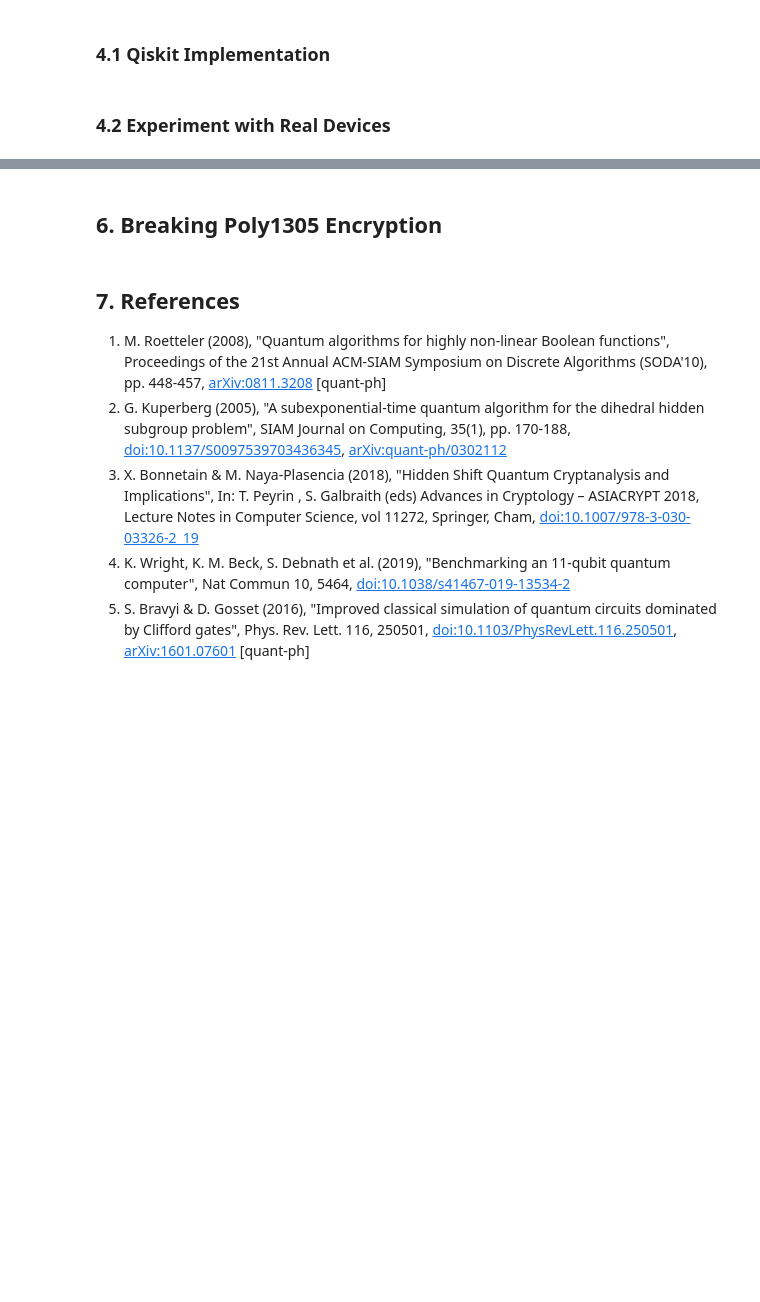
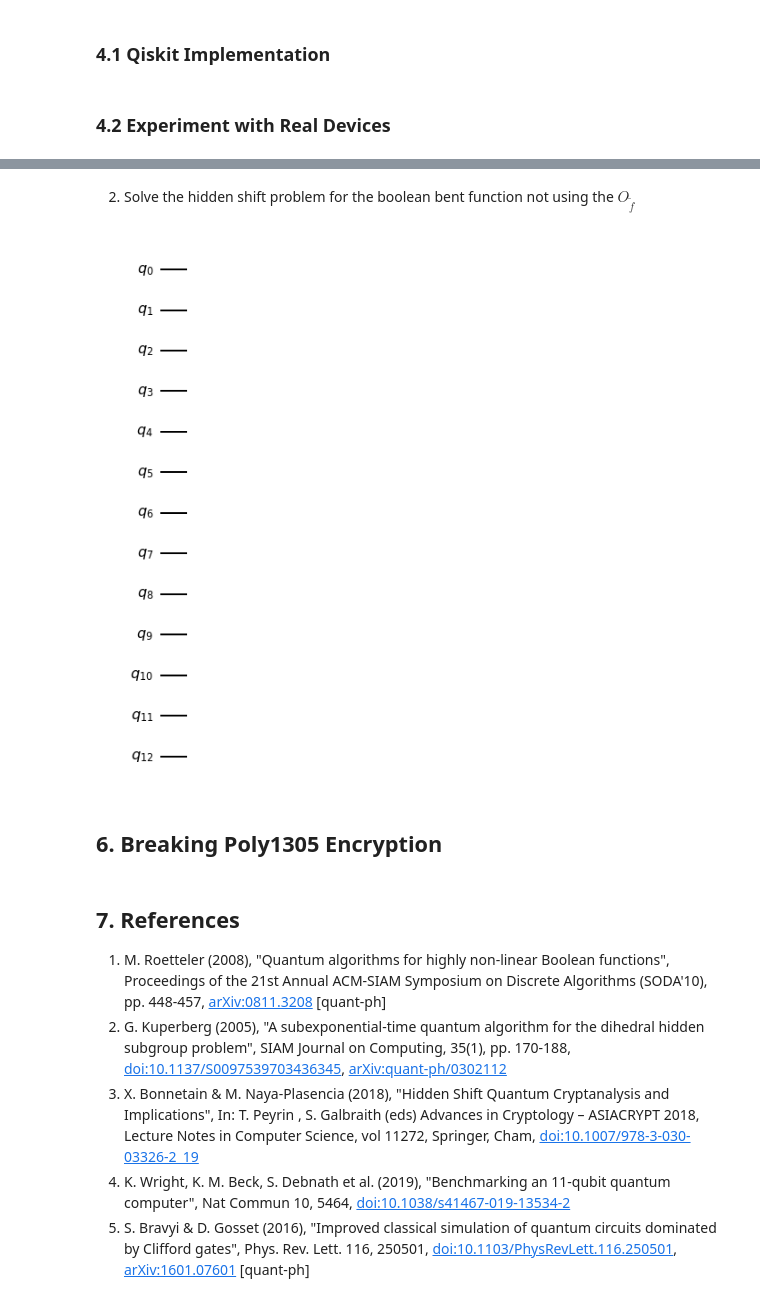
Before and after one commit to Team-Hidden-Name/hidden-shift-problem, a Jupyter notebook: hidden-shift-problem.ipynb, the cells around one changed output, grey strips where cells are left out. Drawn from its saved outputs; the diff is of its cells as text; code cells hidden in the pictures; blank space fills up the shorter version.

```diff
--- a/hidden-shift-problem.ipynb
+++ b/hidden-shift-problem.ipynb
@@ -590,0 +628,14 @@ In this case, we cannot distinguish which are the desired outputs in the noisy o
+# %% [markdown]
+2. Solve the hidden shift problem for the boolean bent function not using the $O_\tilde{f}$
+# %%
+hsp_circuit = QuantumCircuit(2*n+1)
+
+####################
+# Your codes Here
+
+####################
+
+# Display circuit
+hsp_circuit.draw('mpl')
+# %% [output]
+[figure, added]
```
Also changed, not shown: parts of 10 cells of this notebook.
